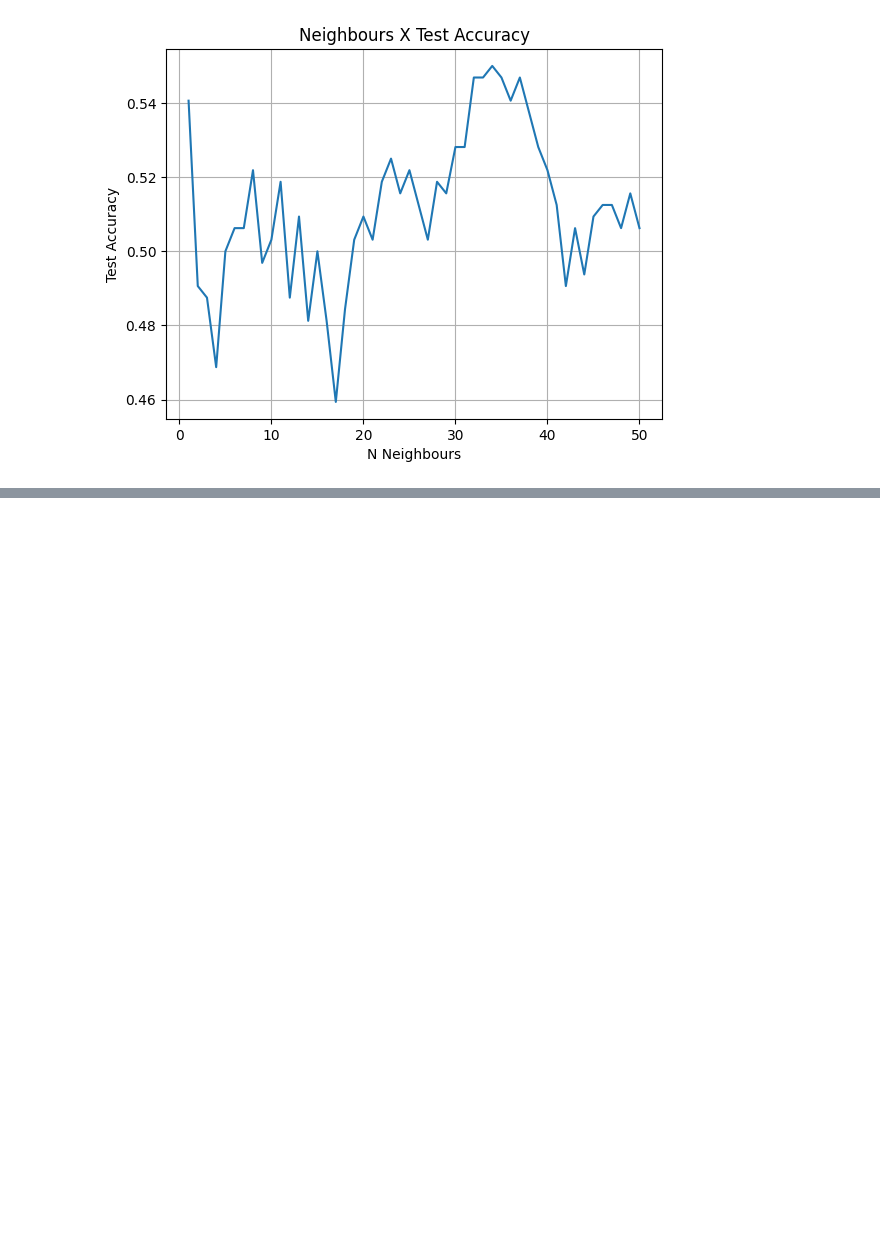
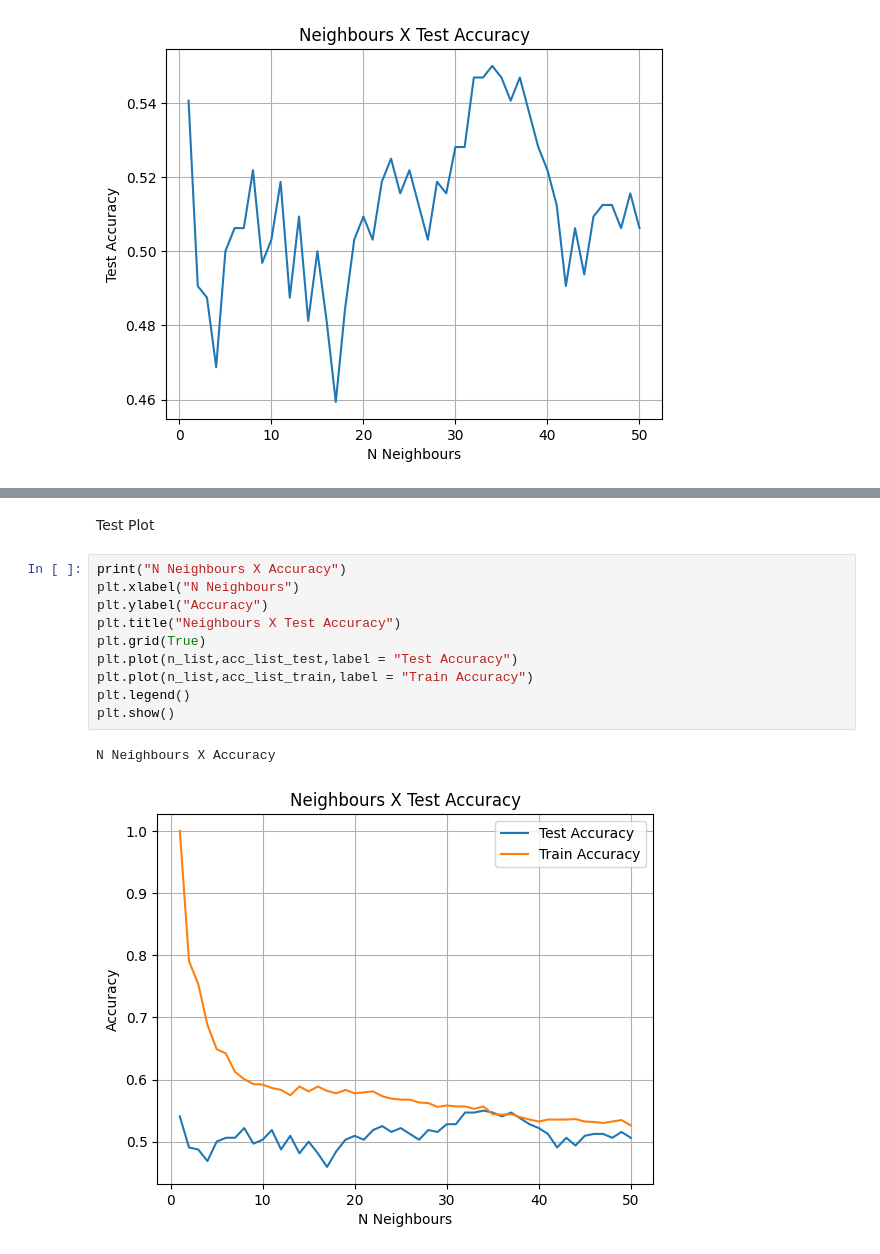
Before and after one commit to borayergn/WineQuality_CMPE468, a Jupyter notebook: main.ipynb, the cells around one changed output, grey strips where cells are left out. Cells and saved outputs as stored; diff of their text form; blank space fills up the shorter version.

```diff
--- a/main.ipynb
+++ b/main.ipynb
@@ -229,0 +201,15 @@ N Neighbours X Accuracy
+# %% [markdown]
+Test Plot
+# %%
+print("N Neighbours X Accuracy")
+plt.xlabel("N Neighbours")
+plt.ylabel("Accuracy")
+plt.title("Neighbours X Test Accuracy")
+plt.grid(True)
+plt.plot(n_list,acc_list_test,label = "Test Accuracy")
+plt.plot(n_list,acc_list_train,label = "Train Accuracy")
+plt.legend()
+plt.show()
+# %% [output]
+N Neighbours X Accuracy
+[figure, added]
```
Also changed, not shown: parts of 5 cells of this notebook.
